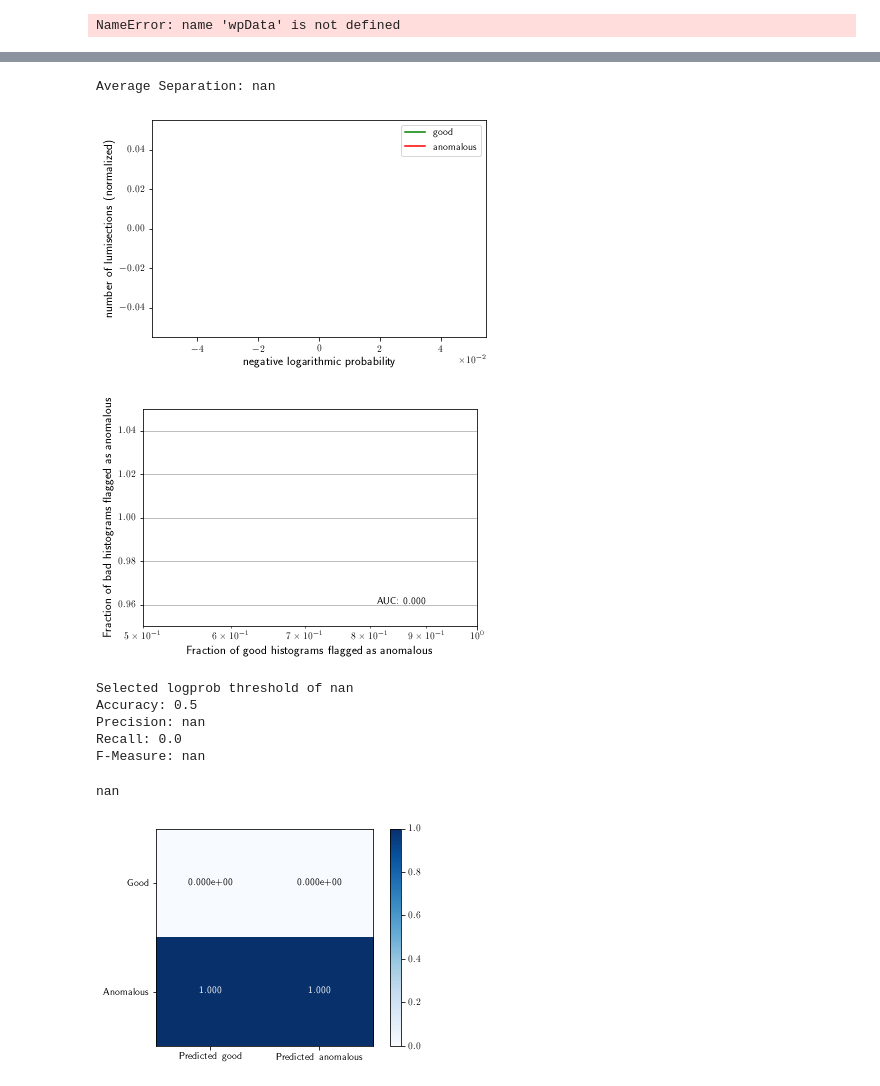
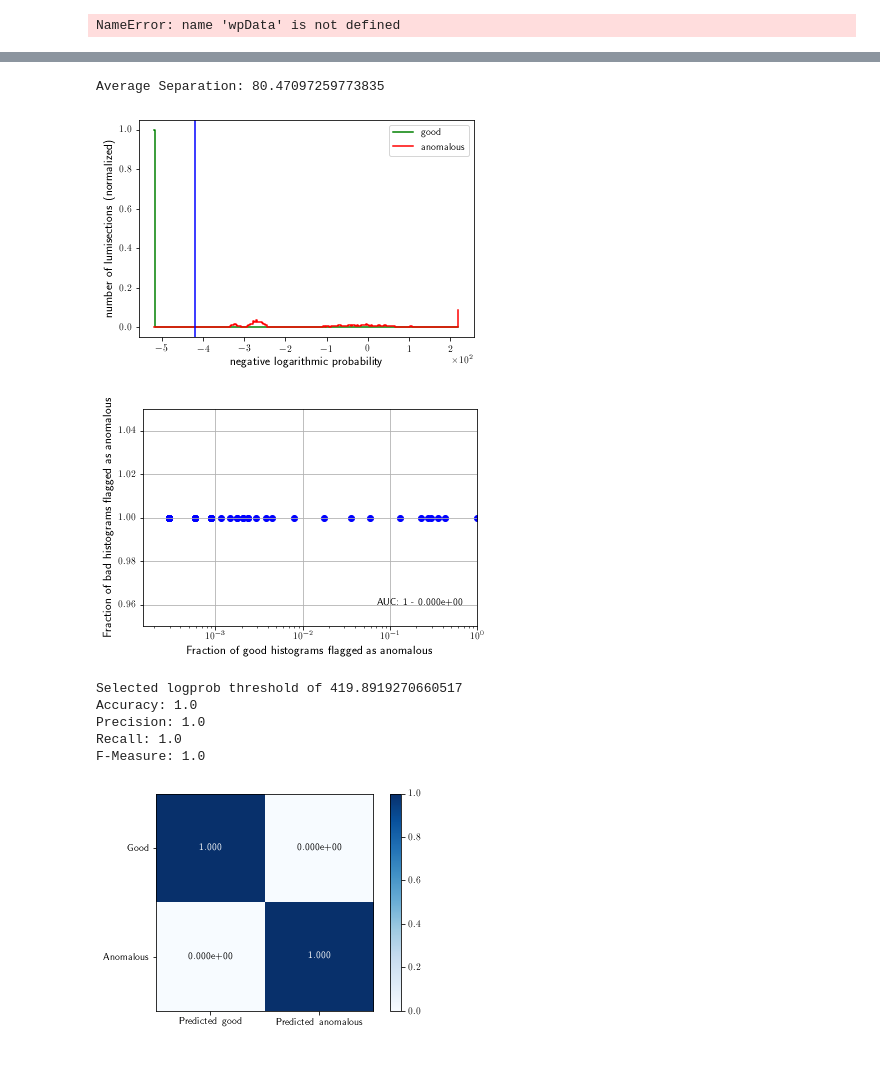
Before and after one commit to kyh57363/ML4DQMDC-PixelAE, a Jupyter notebook: Support Notebooks/WP Evaluation.ipynb, the cells around one changed output, grey strips where cells are left out. Saved outputs shown, nothing was run; the diff lists cells and outputs as text; code cells hidden in the pictures.

```diff
--- a/Support Notebooks/WP Evaluation.ipynb
+++ b/Support Notebooks/WP Evaluation.ipynb
@@ -233,7 +234,7 @@ def mse_analysis(mse_good_eval, mse_bad_eval, fitfunc):
     print('--- bad lumisections ---')
     logprob_bad_parts = [np.log(fitfunc.pdf(mse_bad_eval[j])) for j in range(len(mse_bad_eval))]
     #for lp in logprob_bad_parts: print(str(sorted(lp))+'\n\n')
-    logprob_bad = np.concatenate(tuple(logprob_bad_parts))
+    logprob_bad = np.concatenate(tuple(logprob_bad_parts[1:]))
 
     print('length of log prob array: '+str(len(logprob_bad)))
     print('maximum of log prob: '+str(np.max(logprob_bad)))
@@ -244,8 +245,8 @@ def mse_analysis(mse_good_eval, mse_bad_eval, fitfunc):
     sep = np.min(logprob_good) - np.max(logprob_bad)
     print('Separability: ' + str(sep))
 
-    return [logprob_good, logprob_bad]
+    return [logprob_good, logprob_bad, logprob_bad_parts]
 # %%
-(logprob_good, logprob_bad) = mse_analysis(mse_good_eval, mse_bad_eval, fitfunc)
+(logprob_good, logprob_bad, logprob_bad_parts) = mse_analysis(mse_good_eval, mse_bad_eval, fitfunc)
 # %% [output]
 --- good lumesections ---
@@ -293,7 +307,7 @@ def evaluate_autoencoders_combined(logprob_good, logprob_bad, fmBiasFactor, wpBi
     labels2 = np.where(mis, 0, labels)
     mis = np.where((labels2==0) & (scores>-logprob_threshold),1,0).astype(bool)
     labels2 = np.where(mis, 1, labels2)
-    np.savetxt('./Labels.csv', labels2, delimiter=',')
+    np.savetxt('../KH-AutoencoderTest/Labels.csv', labels2, delimiter=',')
 
     (fig, ax) = pu.plot_score_dist(scores, labels, siglabel='anomalous', sigcolor='r',
                        bcklabel='good', bckcolor='g',
@@ -366,6 +377,8 @@ def evaluate_autoencoders_combined_fix(logprob_good, logprob_bad, fmBiasFactor,
     # Or set manual
     # logprob_threshold = 400
 
+    goodPos = np.mean(logprob_good)
+    badPos = np.mean(logprob_bad)
 
     (fig, ax) = pu.plot_score_dist(scores, labels2, siglabel='anomalous', sigcolor='r',
                        bcklabel='good', bckcolor='g',
@@ -393,17 +406,16 @@ def evaluate_autoencoders_combined_fix(logprob_good, logprob_bad, fmBiasFactor,
     print('Recall: ' + str(recall))
     print('F-Measure: ' + str(f_measure))
 
-    return logprob_threshold
+    return logprob_threshold, goodPos, badPos
 # %%
-evaluate_autoencoders_combined_fix(logprob_good, logprob_bad, fmBiasFactor, wpBiasFactor, labels2)
+(logprob_threshold, goodPos, badPos) = evaluate_autoencoders_combined_fix(logprob_good, logprob_bad, fmBiasFactor, wpBiasFactor, labels2)
 # %% [output]
-Average Separation: nan
+Average Separation: 80.47097259773835
-[figure, old version]
+[figure, new version]
-[figure, old version]
+[figure, new version]
-Selected logprob threshold of nan
-Accuracy: 0.5
-Precision: nan
-Recall: 0.0
-F-Measure: nan
+Selected logprob threshold of 419.8919270660517
+Accuracy: 1.0
+Precision: 1.0
+Recall: 1.0
+F-Measure: 1.0
-nan
-[figure, old version]
+[figure, new version]
```
Also changed, not shown: parts of 9 cells of this notebook, 9 other files.
